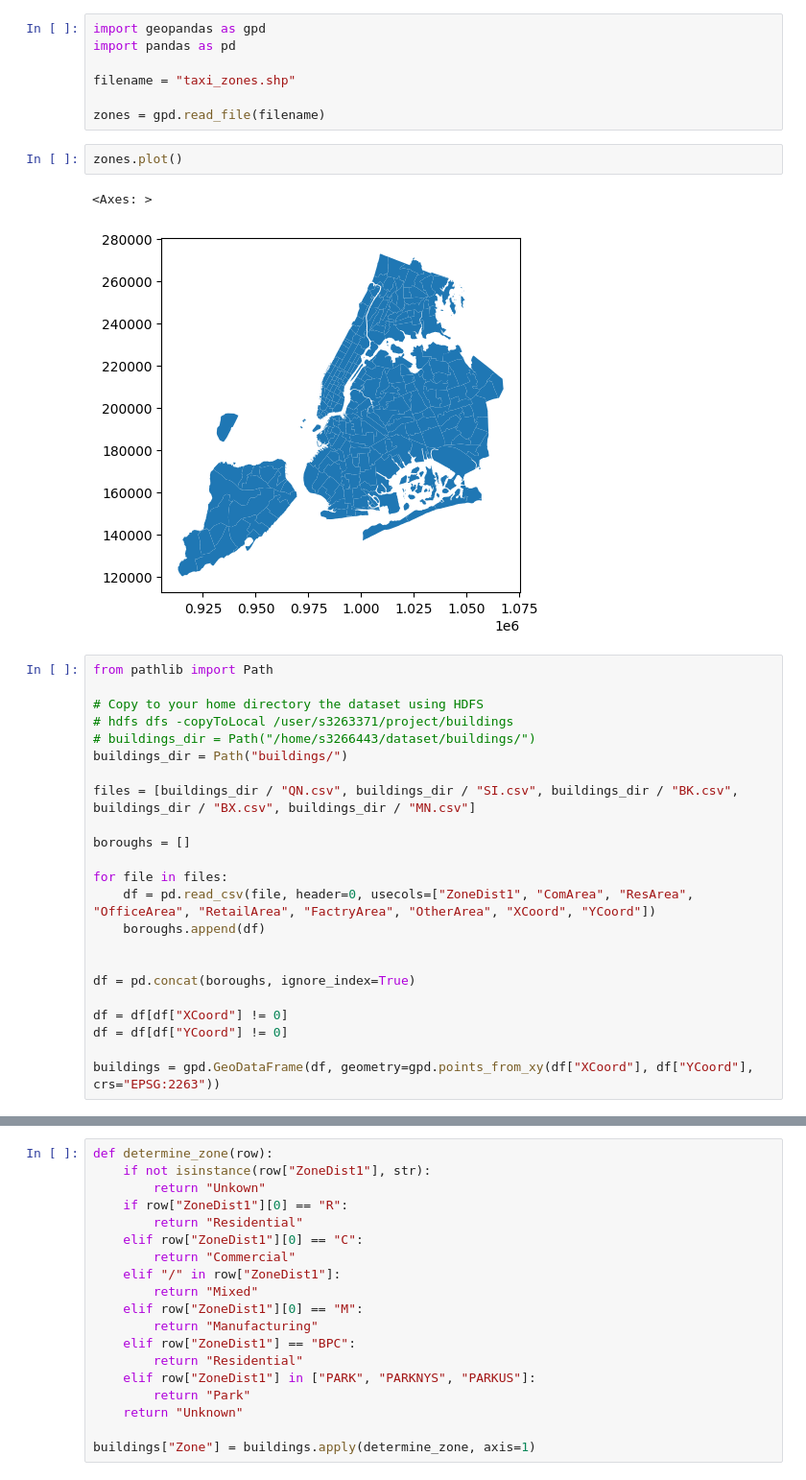
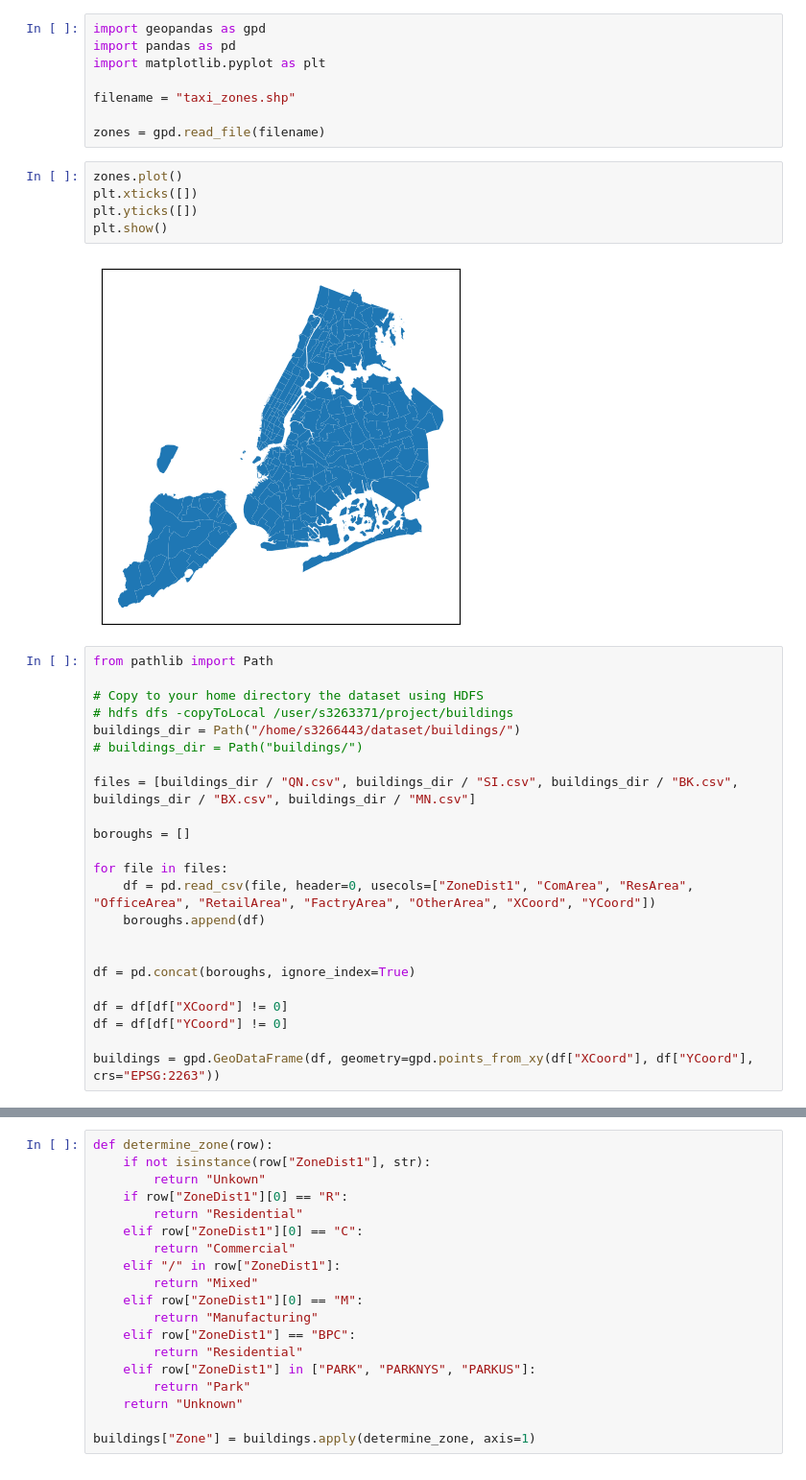
Before and after one commit to TheBarbaraIsTaken/BigData-NYCTaxis, a Jupyter notebook: zone-mapping/taxizones.ipynb, the cells around one changed output, grey strips where cells are left out. Shown: that part at 96% size. Cells and saved outputs as stored; diff of their text form.

```diff
--- a/zone-mapping/taxizones.ipynb
+++ b/zone-mapping/taxizones.ipynb
@@ -21,22 +21,25 @@ Successfully installed attrs-23.2.0 certifi-2023.11.17 click-8.1.7 click-plugins
 # %%
 import geopandas as gpd
 import pandas as pd
+import matplotlib.pyplot as plt
 
 filename = "taxi_zones.shp"
 
 zones = gpd.read_file(filename)
-# %%
-zones.plot()
-# %% [output]
-<Axes: >
-[figure, removed]
+# %%
+zones.plot()
+plt.xticks([])
+plt.yticks([])
+plt.show()
+# %% [output]
+[figure, added]
 # %%
 from pathlib import Path
 
 # Copy to your home directory the dataset using HDFS
 # hdfs dfs -copyToLocal /user/s3263371/project/buildings
-# buildings_dir = Path("/home/s3266443/dataset/buildings/")
-buildings_dir = Path("buildings/")
+buildings_dir = Path("/home/s3266443/dataset/buildings/")
+# buildings_dir = Path("buildings/")
 
 files = [buildings_dir / "QN.csv", buildings_dir / "SI.csv", buildings_dir / "BK.csv", buildings_dir / "BX.csv", buildings_dir / "MN.csv"]
 
```
Also changed, not shown: parts of 7 cells of this notebook.
